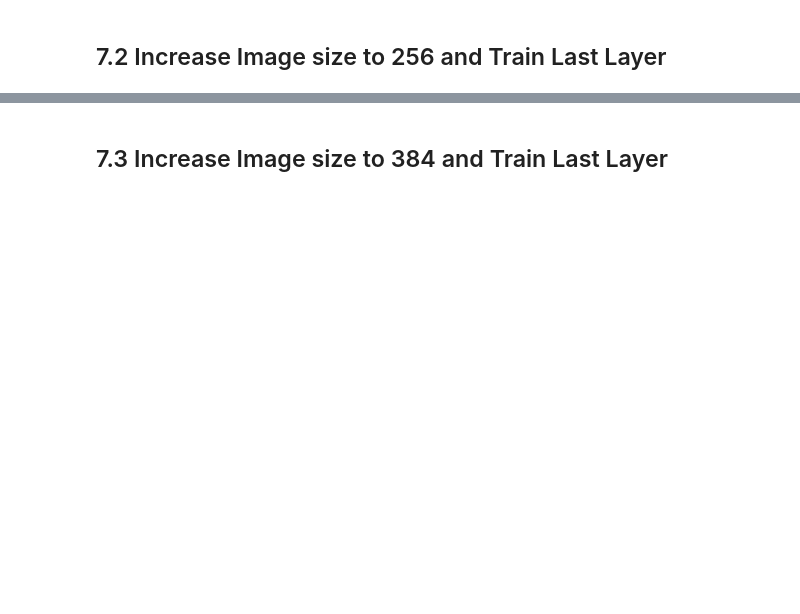
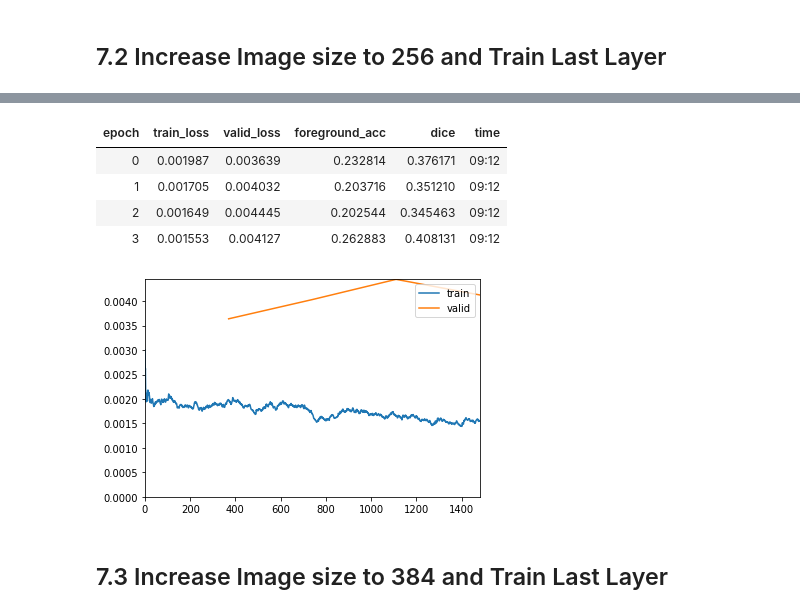
Before and after one commit to mrkcmd/bualabs, a Jupyter notebook: nbs/03c_image_segmentation_siim_acr_pneumothorax_fastai2.ipynb, the cells around one changed output, grey strips where cells are left out. Saved outputs shown, nothing was run; the diff lists cells and outputs as text; code cells hidden in the pictures; blank space fills up the shorter version.

```diff
--- a/nbs/03c_image_segmentation_siim_acr_pneumothorax_fastai2.ipynb
+++ b/nbs/03c_image_segmentation_siim_acr_pneumothorax_fastai2.ipynb
@@ -553,7 +519,14 @@ learn.unfreeze()
 # %%
 # learn.lr_find()
 # %%
-learn.fit_flat_cos(2, lr=slice(1e-6, 1e-4))
+learn.fit_flat_cos(4, lr=slice(1e-6, 1e-4))
+# %% [output]
+| epoch | train_loss | valid_loss | foreground_acc | dice | time |
+| 0 | 0.001987 | 0.003639 | 0.232814 | 0.376171 | 09:12 |
+| 1 | 0.001705 | 0.004032 | 0.203716 | 0.351210 | 09:12 |
+| 2 | 0.001649 | 0.004445 | 0.202544 | 0.345463 | 09:12 |
+| 3 | 0.001553 | 0.004127 | 0.262883 | 0.408131 | 09:12 |
+[figure, added]
 # %%
 learn.save('03c-unet-resnet34-256-2')
 # %%
```
Also changed, not shown: parts of 27 cells of this notebook.
